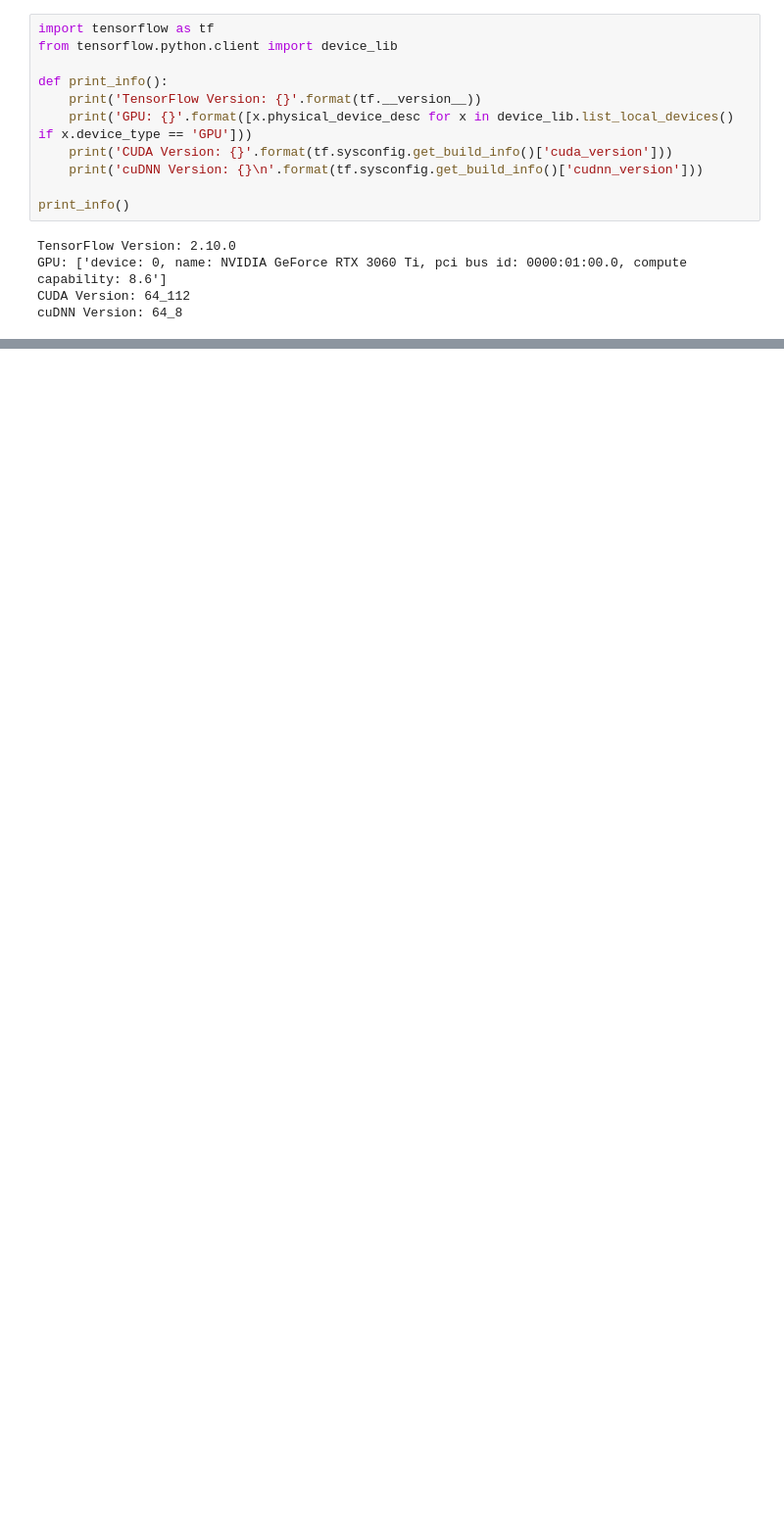
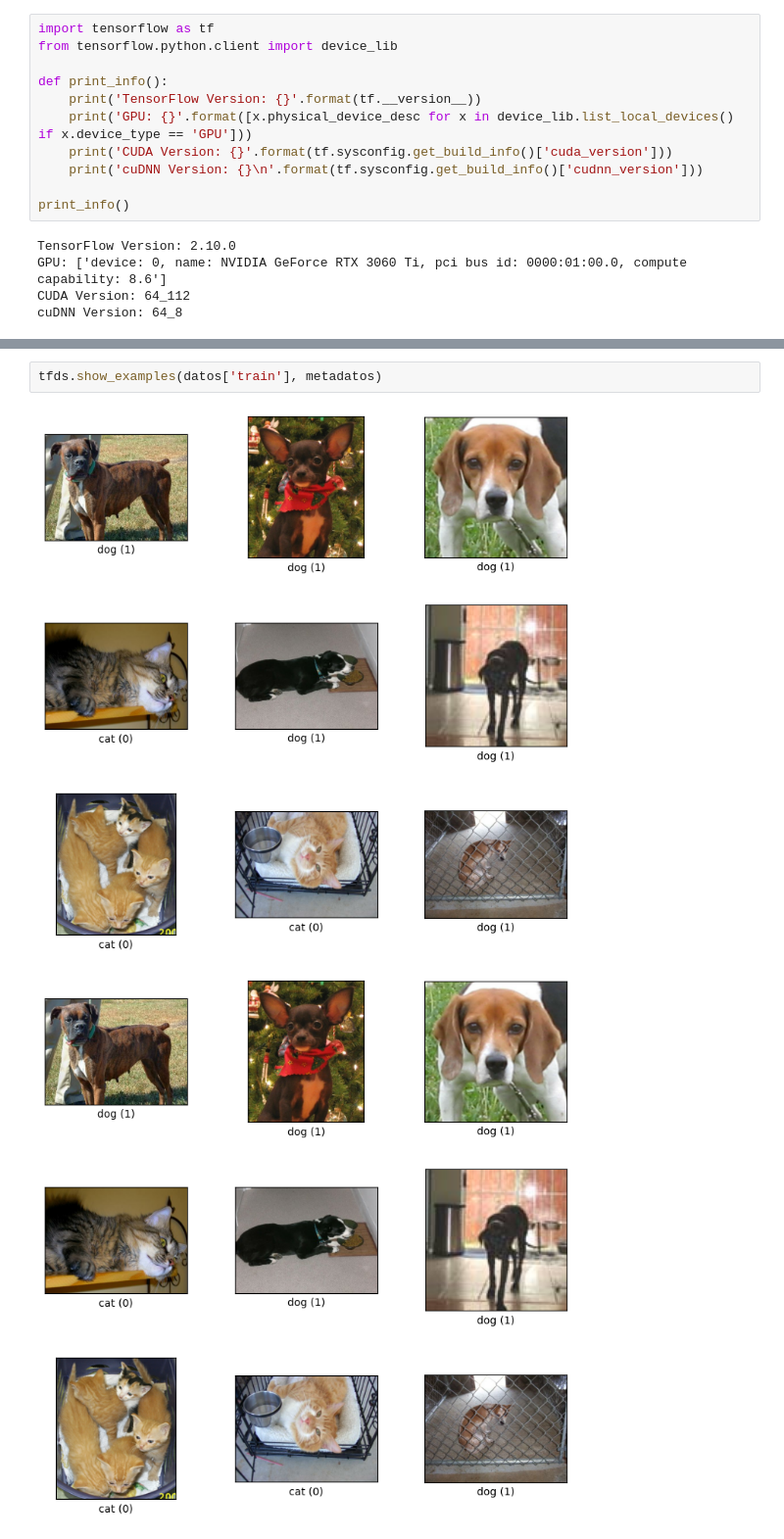
Before and after one commit to leandro-reguero/v2-deeplearning, a Jupyter notebook: src/explore.ipynb, the cells around one changed output, grey strips where cells are left out. Shown at 98% size. Drawn from its saved outputs; the diff is of its cells as text; blank space fills up the shorter version.

```diff
--- a/src/explore.ipynb
+++ b/src/explore.ipynb
@@ -94,0 +57,5 @@ cuDNN Version: 64_8
+# %%
+tfds.show_examples(datos['train'], metadatos)
+# %% [output]
+[figure, added]
+[figure, added]
```
Also changed, not shown: parts of 23 cells of this notebook, 1 other file.
